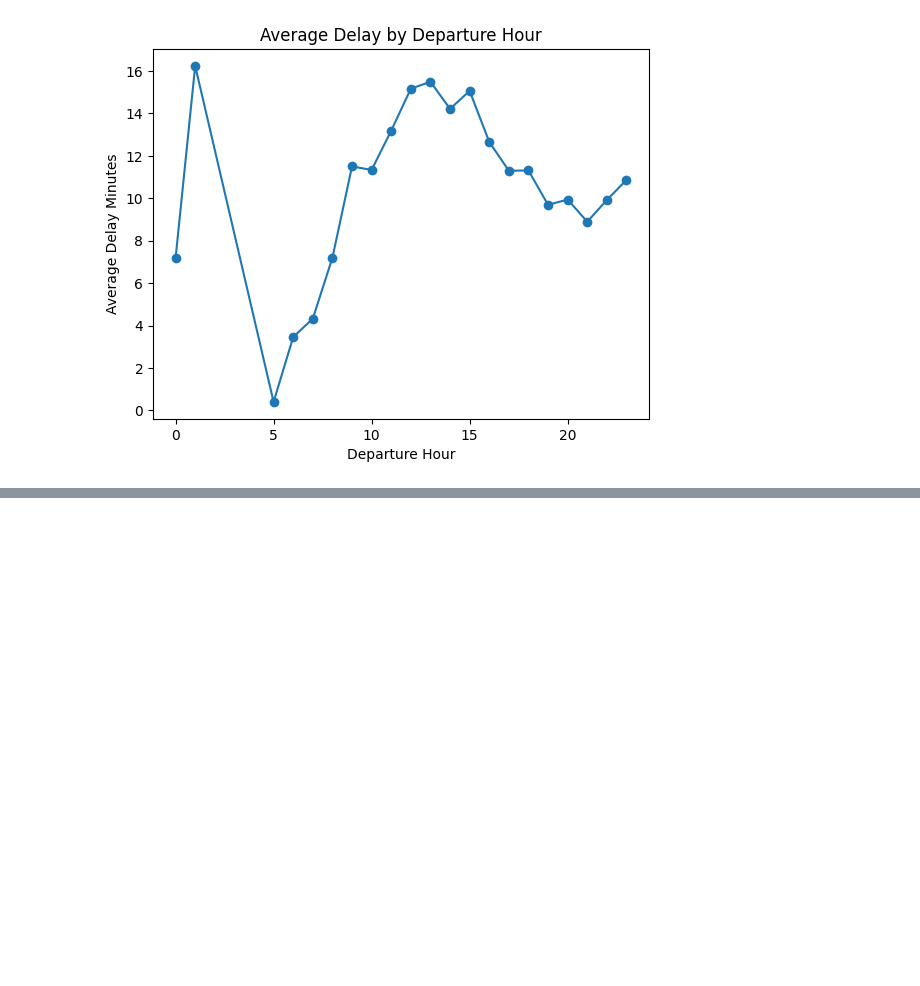
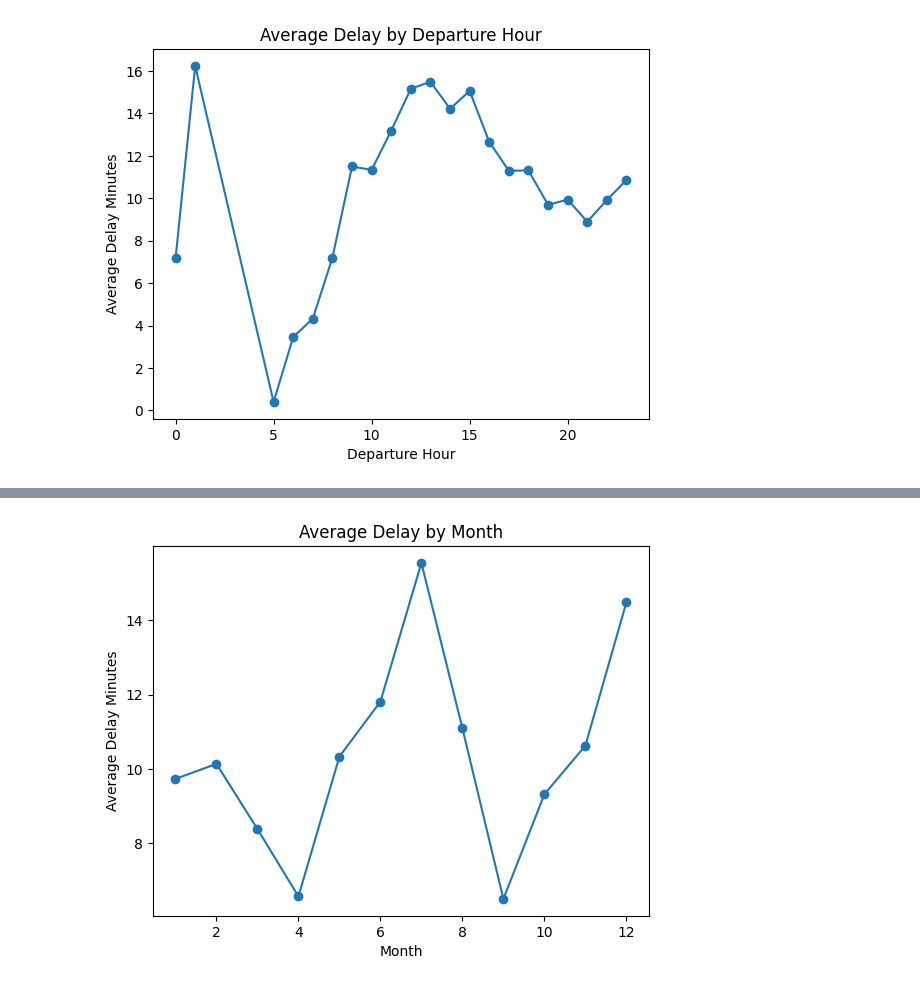
Before and after one commit to ageller02/Math-189-Group-34, a Jupyter notebook: notebooks/EDA.ipynb, the cells around one changed output, grey strips where cells are left out. Saved outputs shown, nothing was run; the diff lists cells and outputs as text; code cells hidden in the pictures; blank space fills up the shorter version.

```diff
--- a/notebooks/EDA.ipynb
+++ b/notebooks/EDA.ipynb
@@ -70,0 +93,11 @@ plt.show()
+# %%
+monthly_delay = (flights.groupby("month")["departure_delay_minutes"].mean())
+
+plt.plot(monthly_delay.index, monthly_delay.values, marker="o")
+
+plt.title("Average Delay by Month")
+plt.xlabel("Month")
+plt.ylabel("Average Delay Minutes")
+plt.show()
+# %% [output]
+[figure, added]
```
Also changed, not shown: parts of 3 cells of this notebook.
